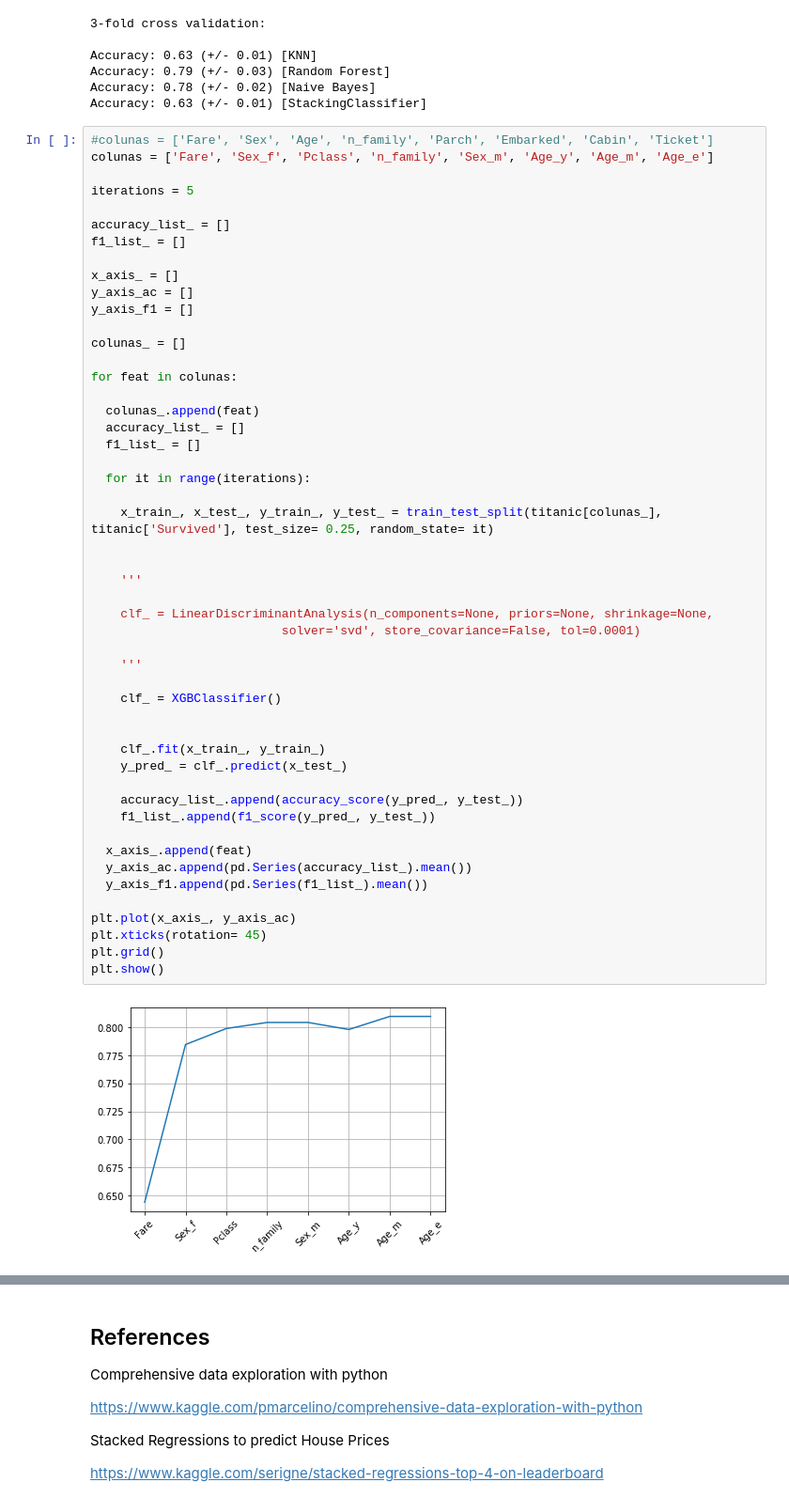
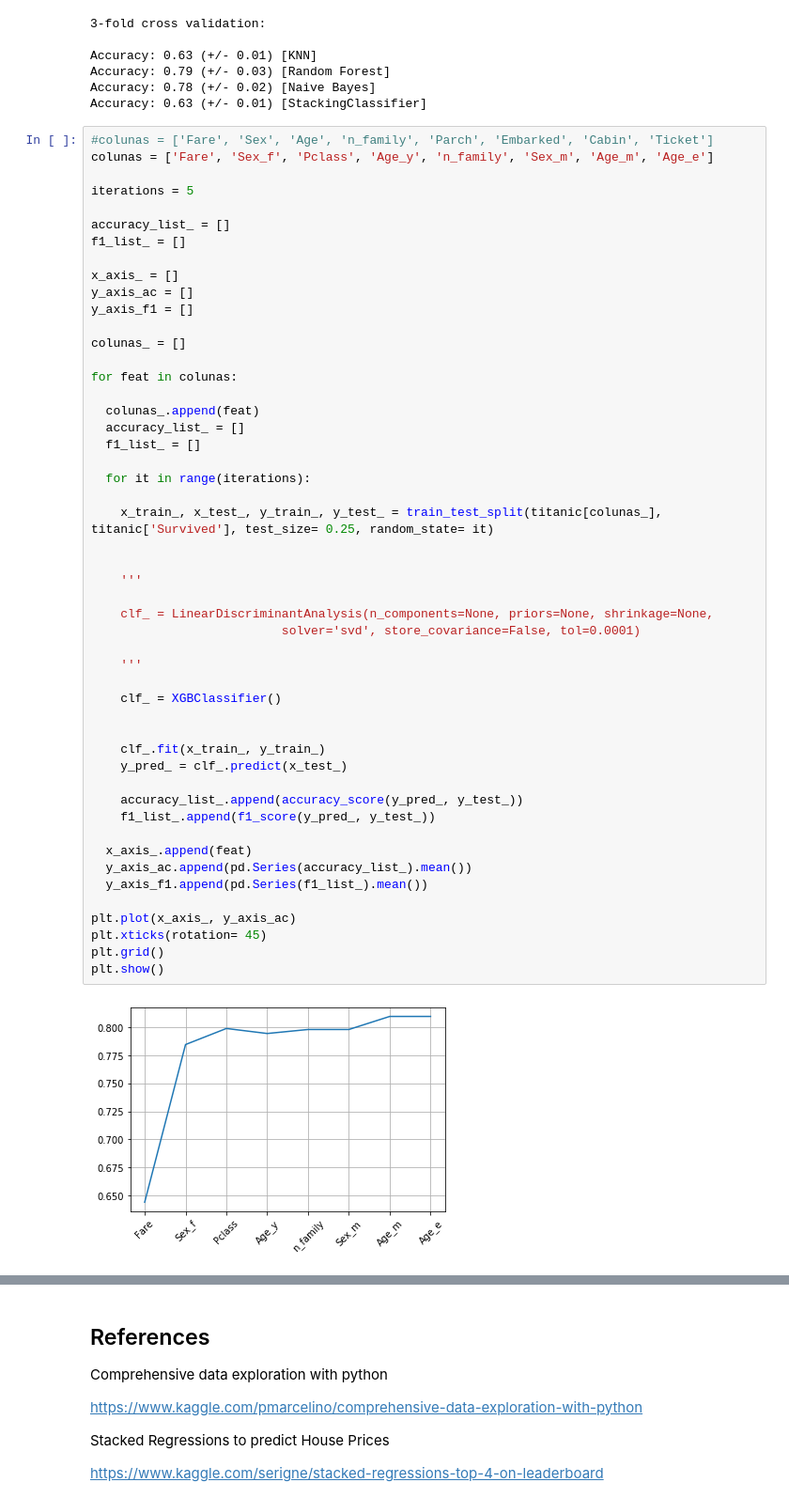
Before and after one commit to LeoFernanndes/notebooks, a Jupyter notebook: titanic_3.ipynb, the cells around one changed output, grey strips where cells are left out. Shown at 94% size. Saved outputs shown, nothing was run; the diff lists cells and outputs as text.

```diff
--- a/titanic_3.ipynb
+++ b/titanic_3.ipynb
@@ -388,7 +388,7 @@ Accuracy: 0.78 (+/- 0.02) [Naive Bayes]
 Accuracy: 0.63 (+/- 0.01) [StackingClassifier]
 # %%
 #colunas = ['Fare', 'Sex', 'Age', 'n_family', 'Parch', 'Embarked', 'Cabin', 'Ticket']
-colunas = ['Fare', 'Sex_f', 'Pclass', 'n_family', 'Sex_m', 'Age_y', 'Age_m', 'Age_e']
+colunas = ['Fare', 'Sex_f', 'Pclass', 'Age_y', 'n_family', 'Sex_m', 'Age_m', 'Age_e']
 
 iterations = 5
 
@@ -410,34 +410,34 @@ for feat in colunas:
   for it in range(iterations):
 
     x_train_, x_test_, y_train_, y_test_ = train_test_split(titanic[colunas_], titanic['Survived'], test_size= 0.25, random_state= it)
 
 
     '''
 
     clf_ = LinearDiscriminantAnalysis(n_components=None, priors=None, shrinkage=None,
                           solver='svd', store_covariance=False, tol=0.0001)
 
     '''
 
     clf_ = XGBClassifier()
 
 
     clf_.fit(x_train_, y_train_)
     y_pred_ = clf_.predict(x_test_)
 
     accuracy_list_.append(accuracy_score(y_pred_, y_test_))
     f1_list_.append(f1_score(y_pred_, y_test_))
 
   x_axis_.append(feat)
   y_axis_ac.append(pd.Series(accuracy_list_).mean())
   y_axis_f1.append(pd.Series(f1_list_).mean())
 
 plt.plot(x_axis_, y_axis_ac)
 plt.xticks(rotation= 45)
 plt.grid()
 plt.show()
 # %% [output]
-[figure, old version]
+[figure, new version]
 # %%
 #colunas = ['Fare', 'Sex', 'Age', 'n_family', 'Parch', 'Embarked', 'Cabin', 'Ticket']
 colunas = ['Fare', 'Sex_f', 'Pclass', 'n_family', 'Sex_m', 'Age_y', 'Age_m', 'Age_e']
```
Also changed, not shown: parts of 7 cells of this notebook.
